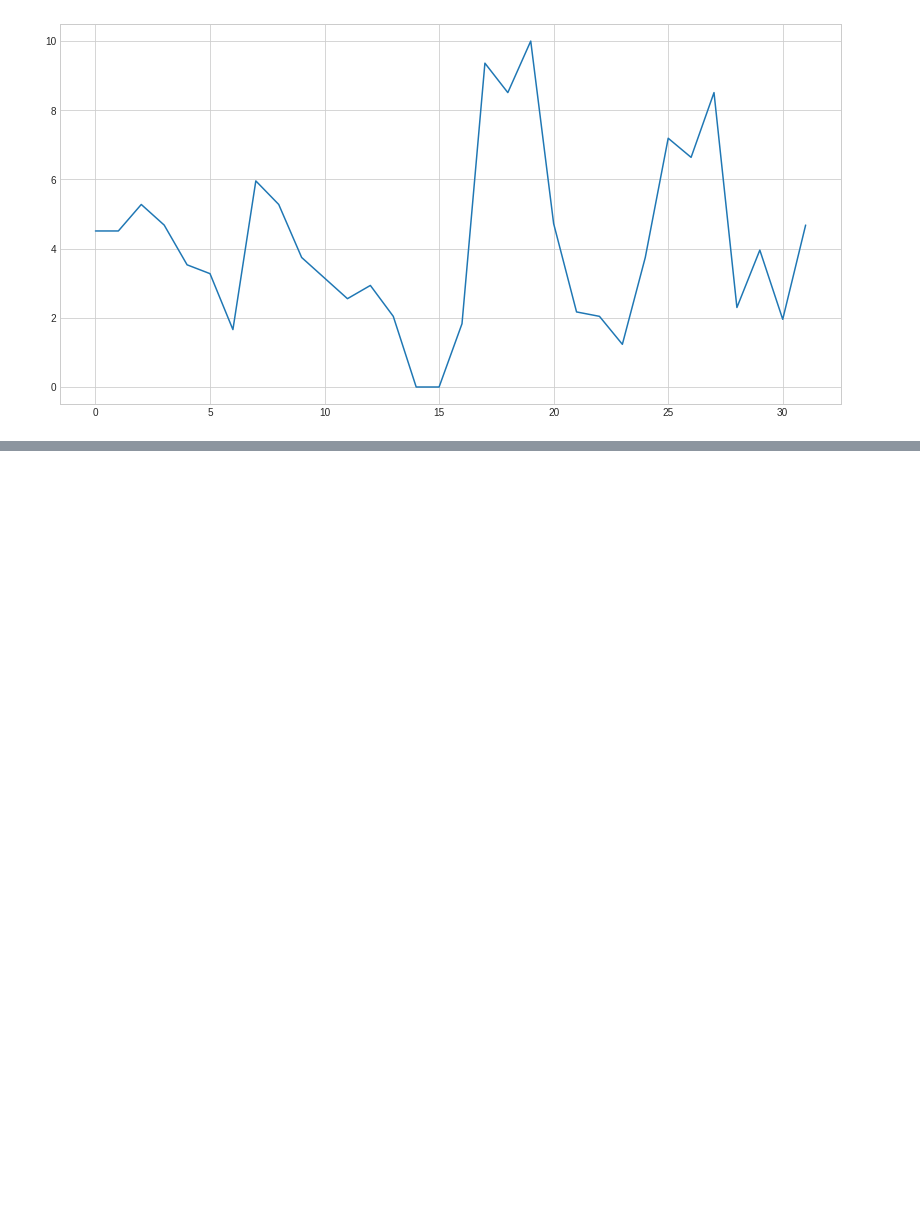
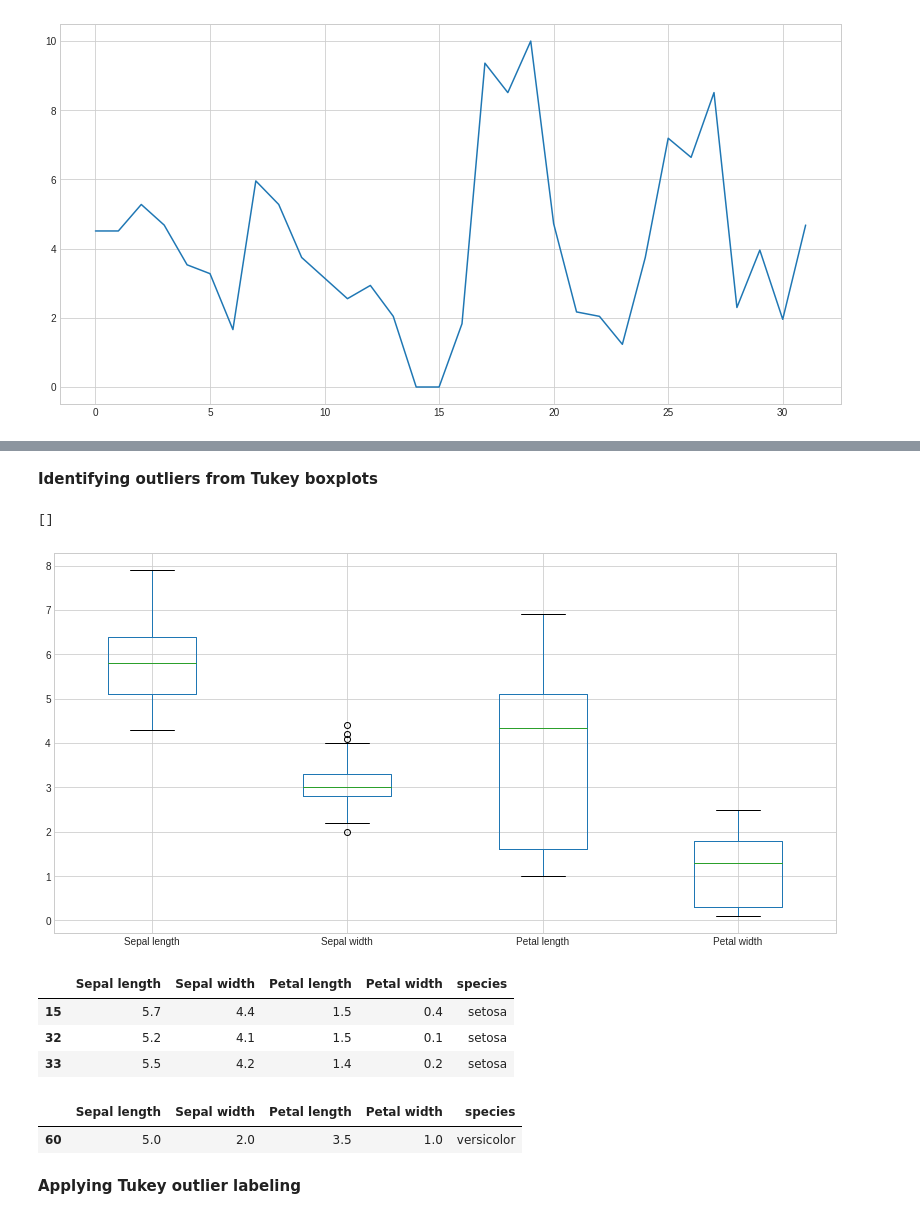
Before and after one commit to Fekry2016/data-analysis-with-python, a Jupyter notebook: Training_.ipynb, the cells around one changed output, grey strips where cells are left out. Cells and saved outputs as stored; diff of their text form; code cells hidden in the pictures; blank space fills up the shorter version.

```diff
--- a/Training_.ipynb
+++ b/Training_.ipynb
@@ -1367,0 +1383,6 @@ plt.plot(scaled_mpg)
+# %%
+address= 'https://docs.google.com/spreadsheets/d/e/2PACX-1vQYCBCflIOyTC-tSWsBZhpEGVpoGM1QEp4bM3dITcIr3Kd3eecIFKIskC4hu5R56uQvDljvcfbtcXIa/pub?output=csv'
+
+df= pd.read_csv(filepath_or_buffer=address, header=None, sep=',')
+df.columns= ['Sepal length', 'Sepal width','Petal length','Petal width','species']
+df.head(5)
@@ -1367,0 +1407,26 @@ plt.plot(scaled_mpg)
+# %% [markdown]
+**Identifying outliers from Tukey boxplots**
+# %%
+df.boxplot(return_type='dict')
+plt.plot()
+# %% [output]
+[]
+[figure, added]
+# %%
+Sepal_Width= x[:,1]
+iris_outliers=(Sepal_Width>4)
+df[iris_outliers]
+# %% [output]
+|  | Sepal length | Sepal width | Petal length | Petal width | species |
+| 15 | 5.7 | 4.4 | 1.5 | 0.4 | setosa |
+| 32 | 5.2 | 4.1 | 1.5 | 0.1 | setosa |
+| 33 | 5.5 | 4.2 | 1.4 | 0.2 | setosa |
+# %%
+Sepal_Width=x[:,1]
+iris_outliers=(Sepal_Width<2.05)
+df[iris_outliers]
+# %% [output]
+|  | Sepal length | Sepal width | Petal length | Petal width | species |
+| 60 | 5.0 | 2.0 | 3.5 | 1.0 | versicolor |
+# %% [markdown]
+**Applying Tukey outlier labeling**
```
Also changed, not shown: parts of 15 cells of this notebook.
